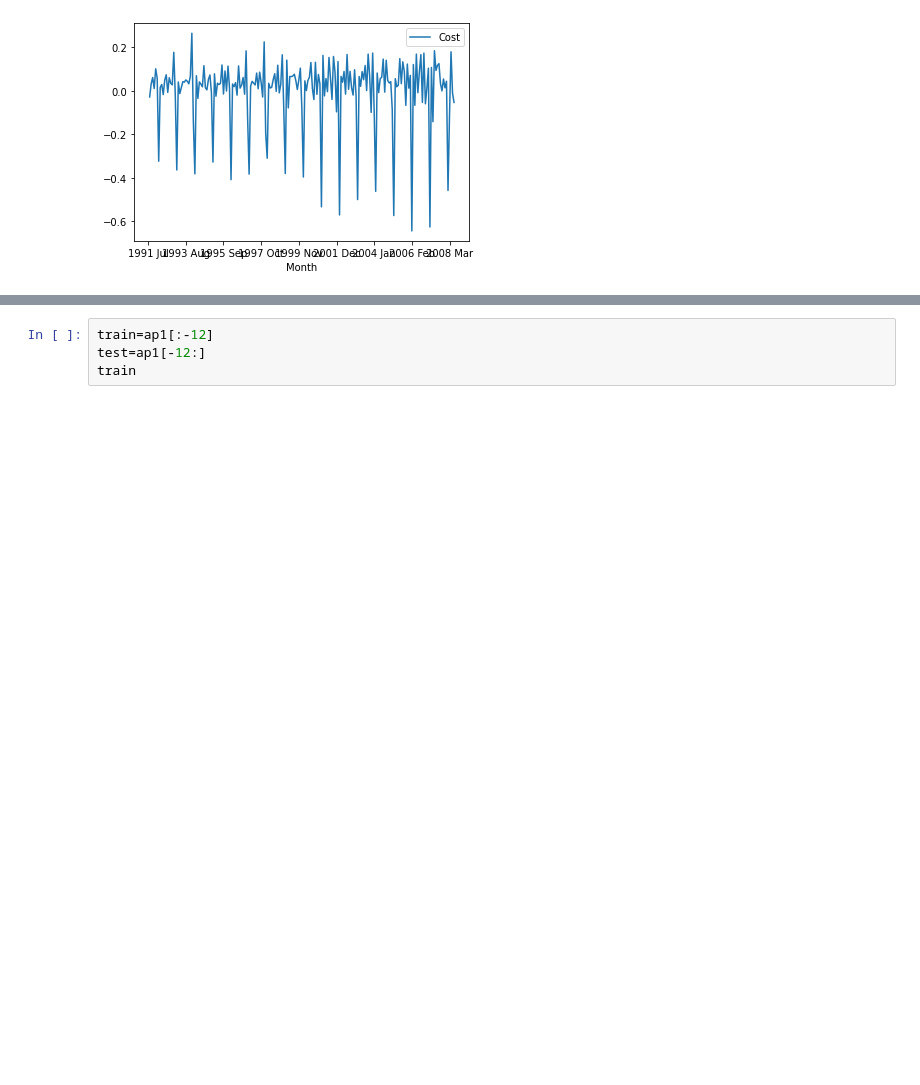
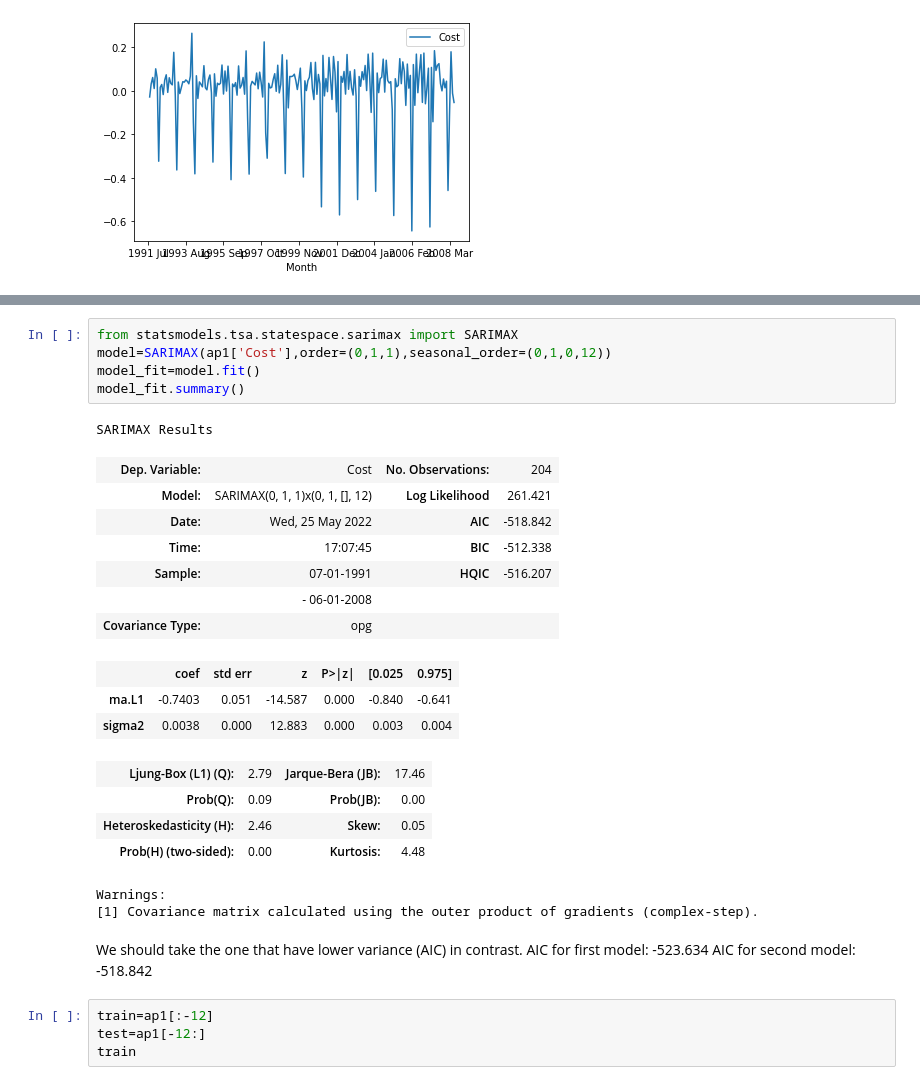
Before and after one commit to AzizIskandarov/AzizIskandarov, a Jupyter notebook: AutoCluster_Aziz_Iskandarrov.ipynb, the cells around one changed output, grey strips where cells are left out. Drawn from its saved outputs; the diff is of its cells as text; blank space fills up the shorter version.

```diff
--- a/AutoCluster_Aziz_Iskandarrov.ipynb
+++ b/AutoCluster_Aziz_Iskandarrov.ipynb
@@ -197,6 +146,33 @@ SARIMAX Results
 | Prob(H) (two-sided): | 0.00 | Kurtosis: | 4.48 |
 Warnings:
 [1] Covariance matrix calculated using the outer product of gradients (complex-step).
+# %%
+from statsmodels.tsa.statespace.sarimax import SARIMAX
+model=SARIMAX(ap1['Cost'],order=(0,1,1),seasonal_order=(0,1,0,12))
+model_fit=model.fit()
+model_fit.summary()
+# %% [output]
+SARIMAX Results
+| Dep. Variable: | Cost | No. Observations: | 204 |
+| Model: | SARIMAX(0, 1, 1)x(0, 1, [], 12) | Log Likelihood | 261.421 |
+| Date: | Wed, 25 May 2022 | AIC | -518.842 |
+| Time: | 17:07:45 | BIC | -512.338 |
+| Sample: | 07-01-1991 | HQIC | -516.207 |
+|  | - 06-01-2008 |  |  |
+| Covariance Type: | opg |  |  |
+|  | coef | std err | z | P>|z| | [0.025 | 0.975] |
+| ma.L1 | -0.7403 | 0.051 | -14.587 | 0.000 | -0.840 | -0.641 |
+| sigma2 | 0.0038 | 0.000 | 12.883 | 0.000 | 0.003 | 0.004 |
+| Ljung-Box (L1) (Q): | 2.79 | Jarque-Bera (JB): | 17.46 |
+| Prob(Q): | 0.09 | Prob(JB): | 0.00 |
+| Heteroskedasticity (H): | 2.46 | Skew: | 0.05 |
+| Prob(H) (two-sided): | 0.00 | Kurtosis: | 4.48 |
+Warnings:
+[1] Covariance matrix calculated using the outer product of gradients (complex-step).
+# %% [markdown]
+We should take the one that have lower variance (AIC) in contrast.
+AIC for first model: -523.634
+AIC for second model: -518.842
 # %%
 train=ap1[:-12]
 test=ap1[-12:]
```
Also changed, not shown: parts of 26 cells of this notebook.
